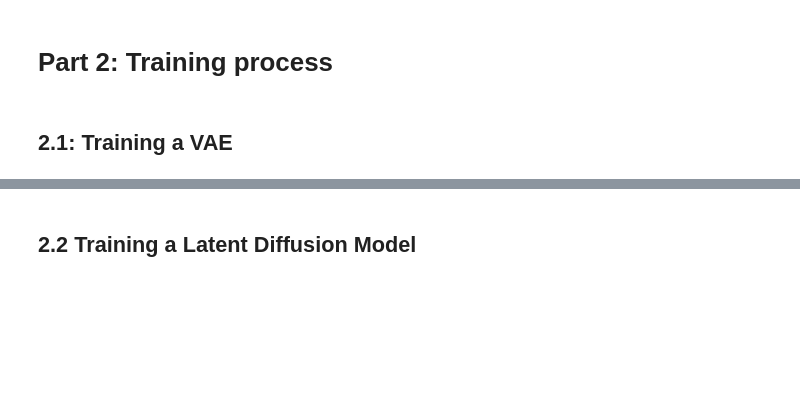
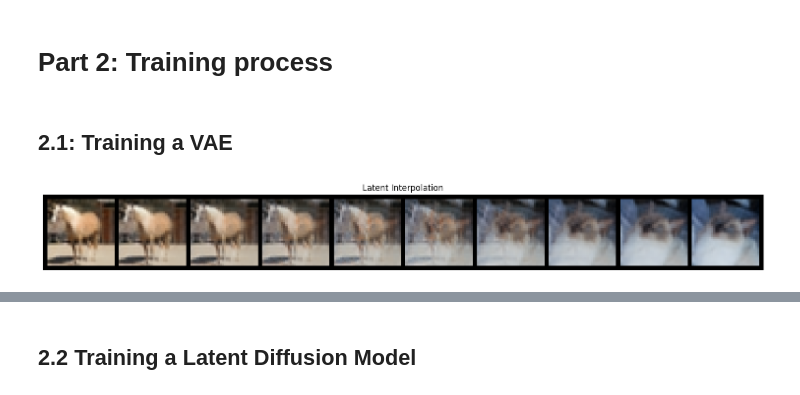
Before and after one commit to kahniel/dit, a Jupyter notebook: dit-lab.ipynb, the cells around one changed output, grey strips where cells are left out. Drawn from its saved outputs; the diff is of its cells as text; code cells hidden in the pictures; blank space fills up the shorter version.

```diff
--- a/dit-lab.ipynb
+++ b/dit-lab.ipynb
@@ -81,19 +79,20 @@ vae = VAE(
 #     run_name="vae_jul",
 # )
 # %%
-vae.load(ckpt_name=f"epoch_{100}", ckpt_dir="runs/vae_jul")
+vae = VAE.from_ckpt(ckpt_name=f"epoch_{200}", ckpt_dir="runs/vae_jul2").to(device)
 # %%
 # Perform interpolation in the latent space
 samples, _ = next(iter(DataLoader(cifar_test, batch_size=2, shuffle=True)))
 samples = samples.to(device)
 
 interpolated_samples = visualize_latent_interpolation(
     x1=samples[:1],
     x2=samples[1:2],
     vae=vae,
     n_steps=10,
-    reverse_transform=cifar_reverse_transform,
 )  # n_steps 3 h w
+# %% [output]
+[figure, added]
 # %%
 test_dataloader = DataLoader(dataset=cifar_test, batch_size=64, shuffle=True)
 test_images, _ = next(iter(test_dataloader))
```
Also changed, not shown: parts of 15 cells of this notebook, 2 other files.
